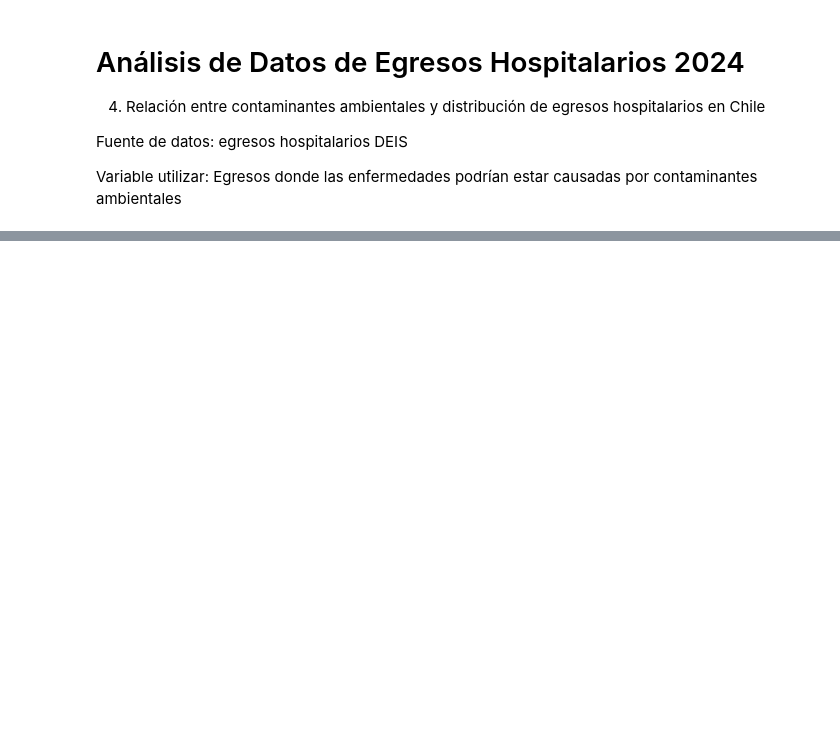
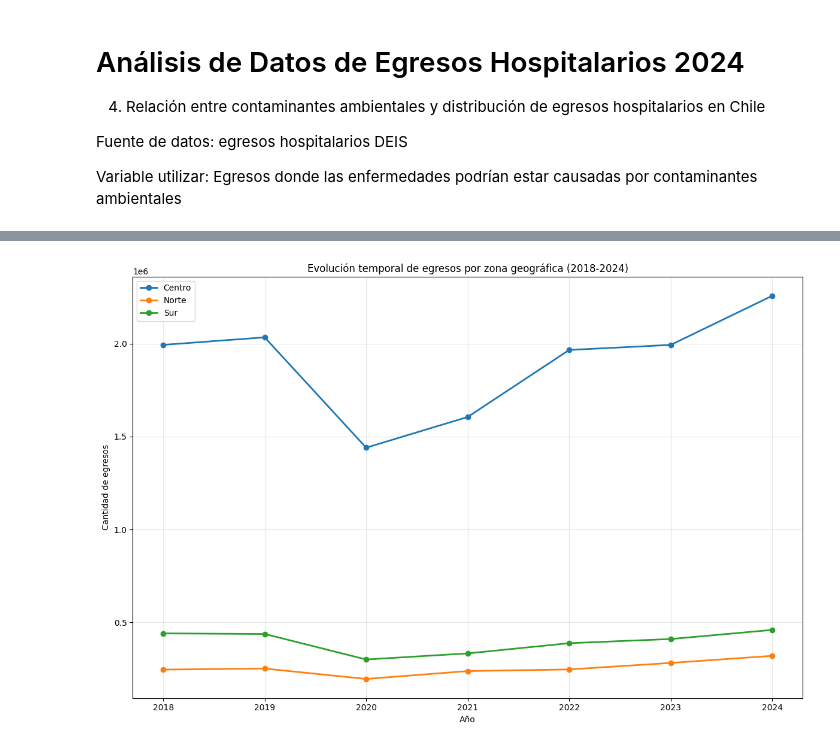
Before and after one commit to MattiasMR/infEstadistica, a Jupyter notebook: ProyectoGrupal/trabajo_grupal.ipynb, the cells around one changed output, grey strips where cells are left out. Drawn from its saved outputs; the diff is of its cells as text; code cells hidden in the pictures; blank space fills up the shorter version.

```diff
--- a/ProyectoGrupal/trabajo_grupal.ipynb
+++ b/ProyectoGrupal/trabajo_grupal.ipynb
@@ -333,0 +410,87 @@ plt.show()
+# %%
+# Análisis evolutivo por año y zona
+evolucion_zona = df_final.groupby(['AÑO', 'Zona']).size().reset_index(name='Cantidad')
+evolucion_zona_pivot = evolucion_zona.pivot(index='AÑO', columns='Zona', values='Cantidad')
+
+print("Evolución de egresos por zona y año:")
+display(evolucion_zona_pivot)
+
+# Visualización de evolución temporal por zona
+plt.figure(figsize=(12, 8))
+for zona in evolucion_zona_pivot.columns:
+    plt.plot(evolucion_zona_pivot.index, evolucion_zona_pivot[zona], marker='o', label=zona, linewidth=2)
+
+plt.title('Evolución temporal de egresos por zona geográfica (2018-2024)')
+plt.xlabel('Año')
+plt.ylabel('Cantidad de egresos')
+plt.legend()
+plt.grid(True, alpha=0.3)
+plt.tight_layout()
+plt.show()
+
+# Análisis por capítulo de enfermedad - Panel de visualizaciones
+evolucion_grupo = df_final.groupby(['AÑO', 'GLOSA GRUPO ']).size().reset_index(name='Cantidad')
+
+# Top 3 capítulos por volumen
+top_grupos = df_final['GLOSA GRUPO '].value_counts().head(3).index
+
+# Crear panel de 2x2 con gráficos
+fig, ((ax1, ax2), (ax3, ax4)) = plt.subplots(2, 2, figsize=(16, 12))
+
+# 1. Evolución nacional por capítulo
+for grupo in top_grupos:
+    data_grupo = evolucion_grupo[evolucion_grupo['GLOSA GRUPO '] == grupo]
+    ax1.plot(data_grupo['AÑO'], data_grupo['Cantidad'], marker='o', label=grupo[:30], linewidth=2)
+
+ax1.set_title('Evolución Nacional - Top 3 Grupos de Enfermedades')
+ax1.set_xlabel('Año')
+ax1.set_ylabel('Cantidad de egresos')
+ax1.legend()
+ax1.grid(True, alpha=0.3)
+
+# 2. Evolución por zona - Norte
+evolucion_zona_grupo = df_final.groupby(['AÑO', 'Zona', 'GLOSA GRUPO ']).size().reset_index(name='Cantidad')
+zona_norte = evolucion_zona_grupo[evolucion_zona_grupo['Zona'] == 'Norte']
+
+for grupo in top_grupos:
+    data_grupo = zona_norte[zona_norte['GLOSA GRUPO '] == grupo]
+    if not data_grupo.empty:
+        ax2.plot(data_grupo['AÑO'], data_grupo['Cantidad'], marker='o', label=grupo[:30], linewidth=2)
+
+ax2.set_title('Evolución Zona Norte - Top 3 Grupos')
+ax2.set_xlabel('Año')
+ax2.set_ylabel('Cantidad de egresos')
+ax2.legend()
+ax2.grid(True, alpha=0.3)
+
+# 3. Evolución por zona - Centro
+zona_centro = evolucion_zona_grupo[evolucion_zona_grupo['Zona'] == 'Centro']
+
+for grupo in top_grupos:
+    data_grupo = zona_centro[zona_centro['GLOSA GRUPO '] == grupo]
+    if not data_grupo.empty:
+        ax3.plot(data_grupo['AÑO'], data_grupo['Cantidad'], marker='o', label=grupo[:30], linewidth=2)
+
+ax3.set_title('Evolución Zona Centro - Top 3 Grupos')
+ax3.set_xlabel('Año')
+ax3.set_ylabel('Cantidad de egresos')
+ax3.legend()
+ax3.grid(True, alpha=0.3)
+
+# 4. Evolución por zona - Sur
+zona_sur = evolucion_zona_grupo[evolucion_zona_grupo['Zona'] == 'Sur']
+
+for grupo in top_grupos:
+    data_grupo = zona_sur[zona_sur['GLOSA GRUPO '] == grupo]
+    if not data_grupo.empty:
+        ax4.plot(data_grupo['AÑO'], data_grupo['Cantidad'], marker='o', label=grupo[:30], linewidth=2)
+
+ax4.set_title('Evolución Zona Sur - Top 3 Grupos')
+ax4.set_xlabel('Año')
+ax4.set_ylabel('Cantidad de egresos')
+ax4.legend()
+ax4.grid(True, alpha=0.3)
+
+plt.tight_layout()
+plt.show()
+# %% [output]
@@ -333,0 +507 @@ plt.show()
+[figure, added]
```
Also changed, not shown: parts of 28 cells of this notebook, 9 other files.
